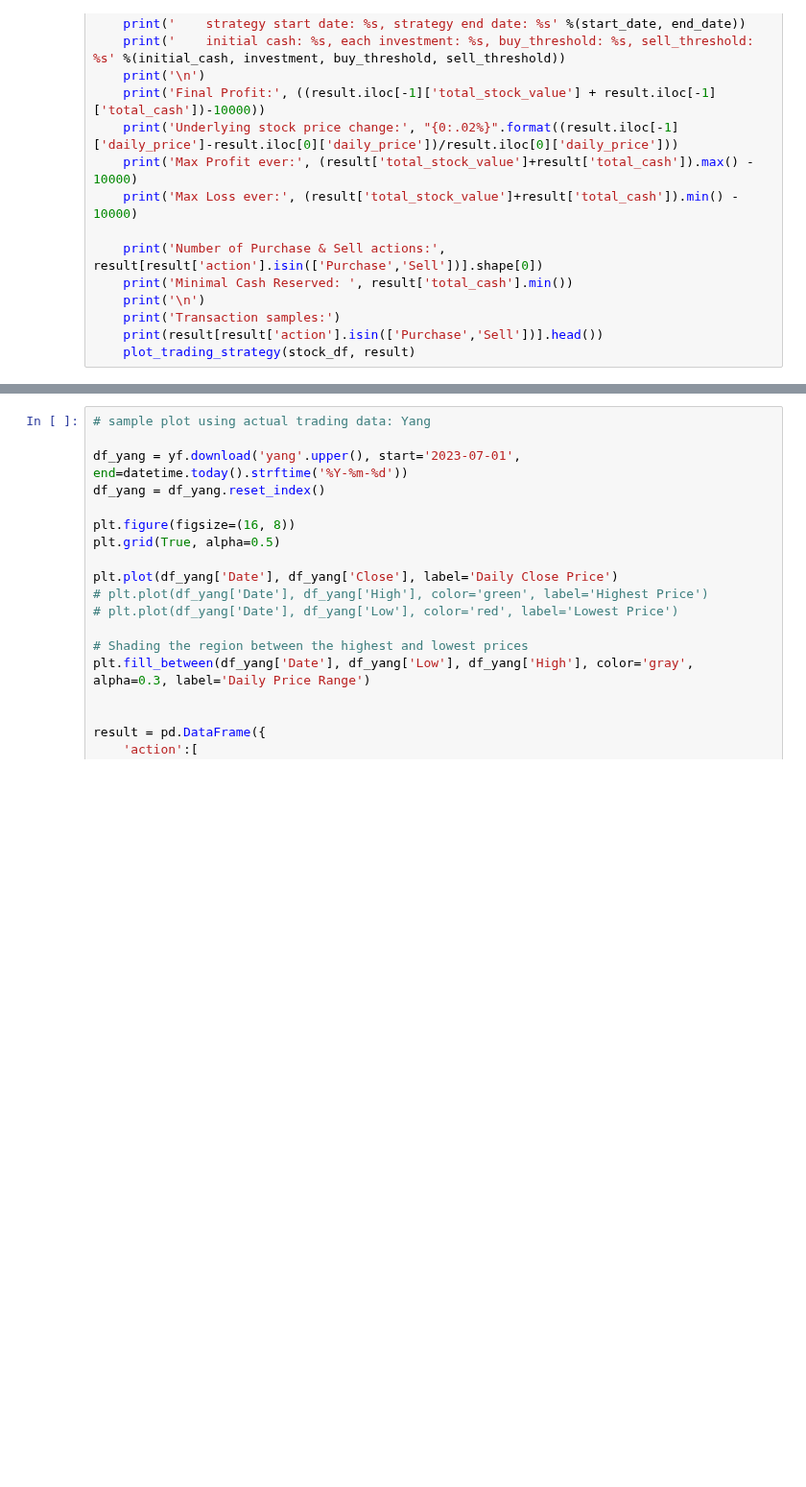
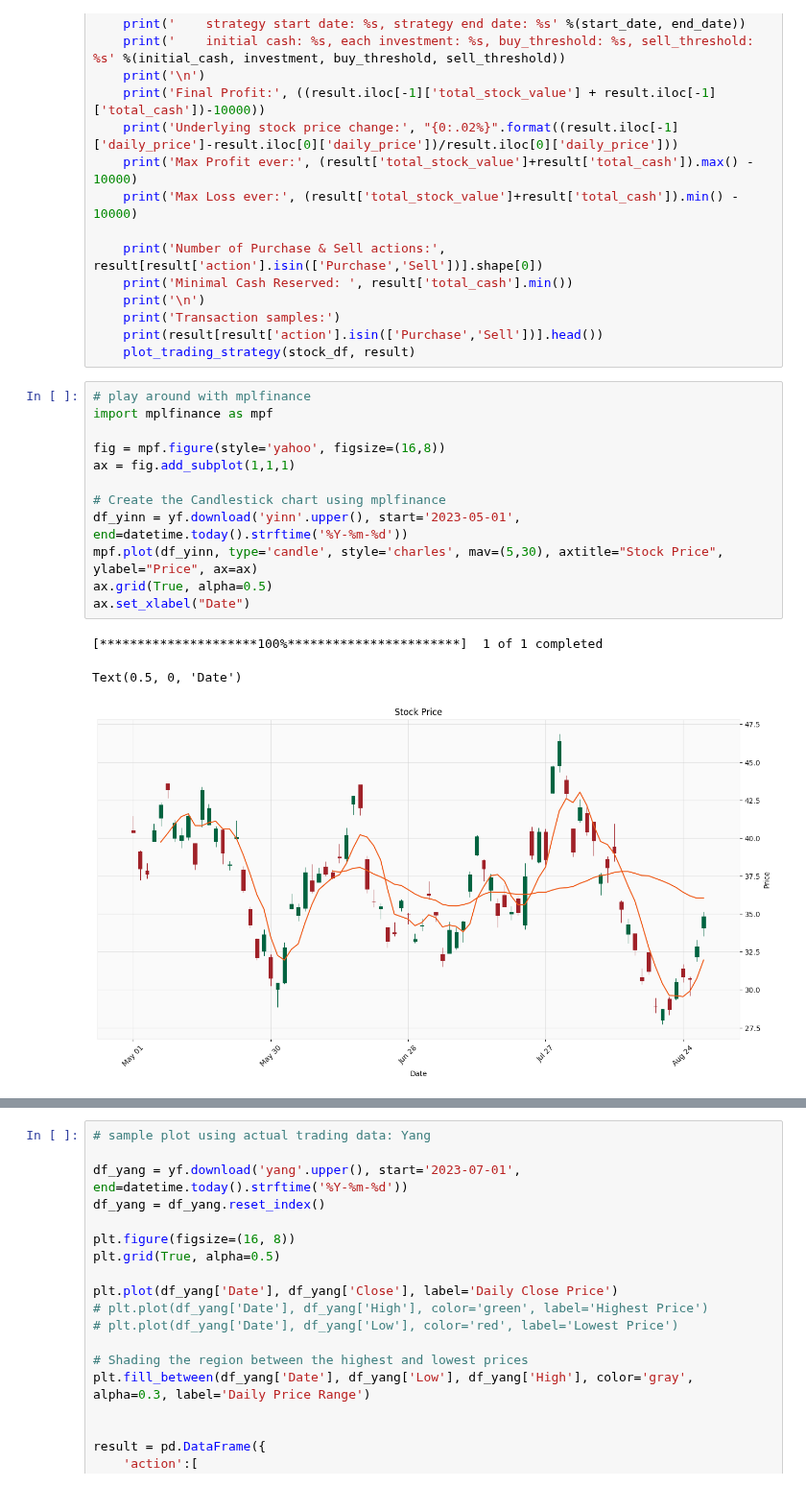
Before and after one commit to Yuchen-Peng/trading_strategy, a Jupyter notebook: notebooks/concise-notebook.ipynb, the cells around one changed output, grey strips where cells are left out. Shown at 96% size. Drawn from its saved outputs; the diff is of its cells as text; blank space fills up the shorter version.

```diff
--- a/notebooks/concise-notebook.ipynb
+++ b/notebooks/concise-notebook.ipynb
@@ -195,3 +195,19 @@ def user_function():
     print('Transaction samples:')
     print(result[result['action'].isin(['Purchase','Sell'])].head())
     plot_trading_strategy(stock_df, result)
+# %%
+# play around with mplfinance
+import mplfinance as mpf
+
+fig = mpf.figure(style='yahoo', figsize=(16,8))
+ax = fig.add_subplot(1,1,1)
+
+# Create the Candlestick chart using mplfinance
+df_yinn = yf.download('yinn'.upper(), start='2023-05-01', end=datetime.today().strftime('%Y-%m-%d'))
+mpf.plot(df_yinn, type='candle', style='charles', mav=(5,30), axtitle="Stock Price", ylabel="Price", ax=ax)
+ax.grid(True, alpha=0.5)
+ax.set_xlabel("Date")
+# %% [output]
+[*********************100%***********************]  1 of 1 completed
+Text(0.5, 0, 'Date')
+[figure, added]
```
Also changed, not shown: parts of 4 cells of this notebook, 1 other file.
